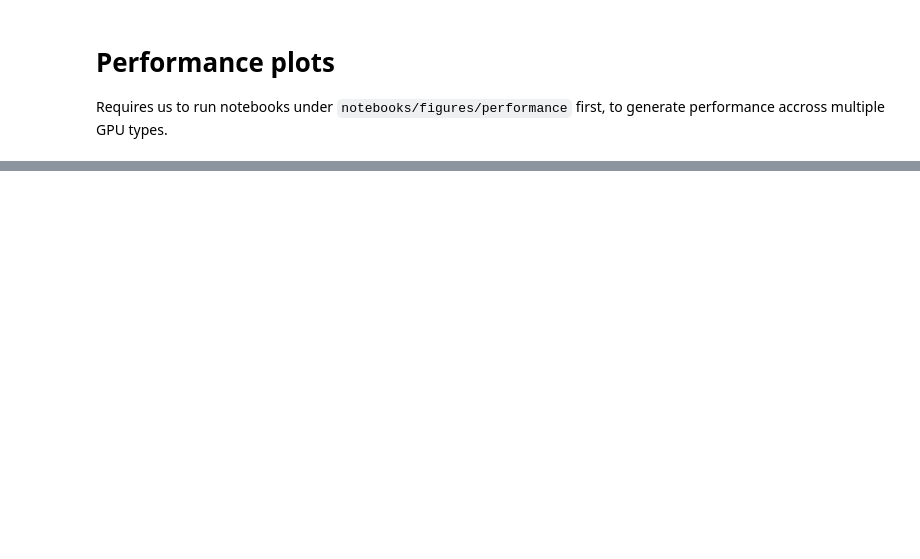
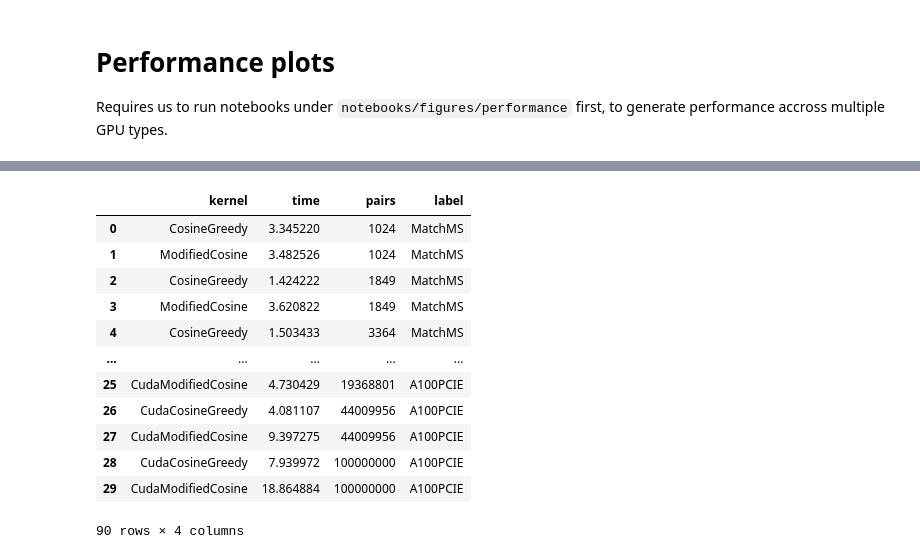
Before and after one commit to PangeAI/SimMS, a Jupyter notebook: notebooks/figures/make_figures.ipynb, the cells around one changed output, grey strips where cells are left out. Saved outputs shown, nothing was run; the diff lists cells and outputs as text; code cells hidden in the pictures; blank space fills up the shorter version.

```diff
--- a/notebooks/figures/make_figures.ipynb
+++ b/notebooks/figures/make_figures.ipynb
@@ -701,3 +738,19 @@ A100PCIE dict_keys(['cells', 'metadata', 'nbformat', 'nbformat_minor'])
+# %%
+df
+# %% [output]
+|  | kernel | time | pairs | label |
+| 0 | CosineGreedy | 3.345220 | 1024 | MatchMS |
+| 1 | ModifiedCosine | 3.482526 | 1024 | MatchMS |
+| 2 | CosineGreedy | 1.424222 | 1849 | MatchMS |
+| 3 | ModifiedCosine | 3.620822 | 1849 | MatchMS |
+| 4 | CosineGreedy | 1.503433 | 3364 | MatchMS |
+| ... | ... | ... | ... | ... |
+| 25 | CudaModifiedCosine | 4.730429 | 19368801 | A100PCIE |
+| 26 | CudaCosineGreedy | 4.081107 | 44009956 | A100PCIE |
+| 27 | CudaModifiedCosine | 9.397275 | 44009956 | A100PCIE |
+| 28 | CudaCosineGreedy | 7.939972 | 100000000 | A100PCIE |
+| 29 | CudaModifiedCosine | 18.864884 | 100000000 | A100PCIE |
+90 rows × 4 columns
 # %%
 fig, axd = plt.subplot_mosaic(
     [['a','A'],
```
Also changed, not shown: parts of 6 cells of this notebook, 13 other files.
